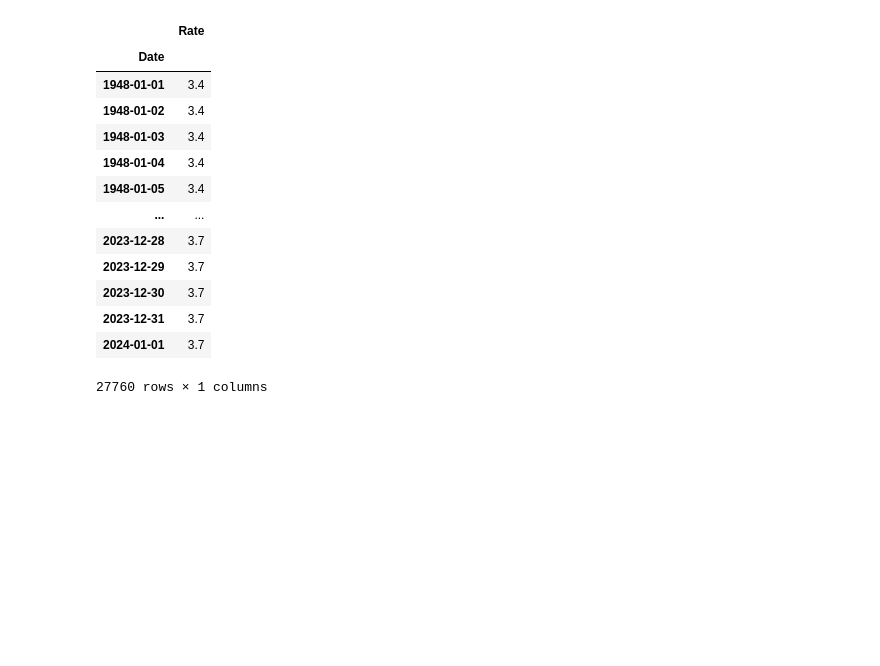
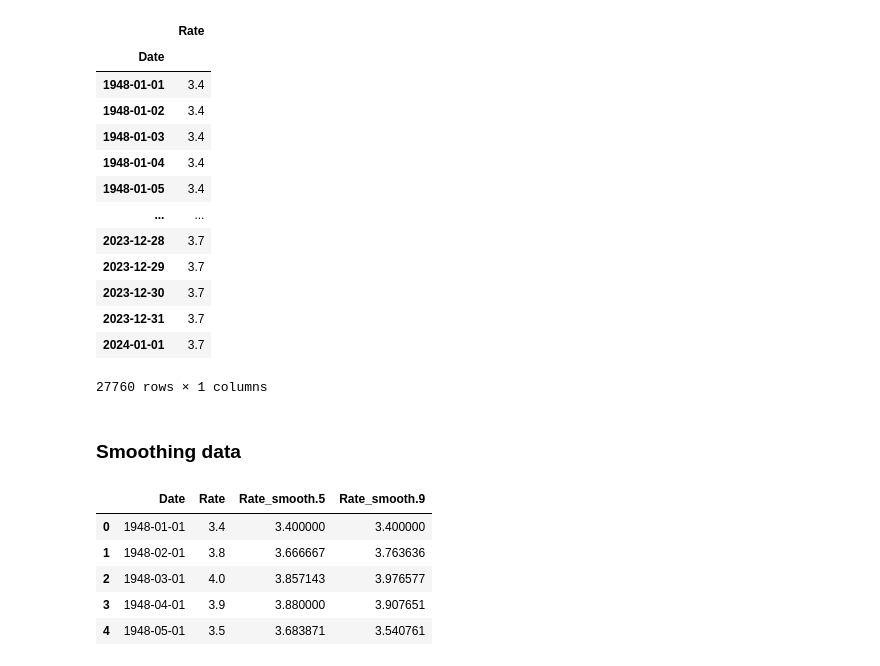
Before and after one commit to santosmv/Learning-machine-learning, a Jupyter notebook: Time-Series/data_preprocessing.ipynb, the cells around one changed output. Cells and saved outputs as stored; diff of their text form; code cells hidden in the pictures; blank space fills up the shorter version.

```diff
--- a/Time-Series/data_cleaning.ipynb
+++ b/Time-Series/data_preprocessing.ipynb
@@ -324,3 +326,16 @@ df_up_samp
 | 2023-12-31 | 3.7 |
 | 2024-01-01 | 3.7 |
 27760 rows × 1 columns
+# %% [markdown]
+### Smoothing data
+# %%
+df['Rate_smooth.5'] = df.Rate.ewm(alpha=0.5).mean()
+df['Rate_smooth.9'] = df.Rate.ewm(alpha=0.9).mean()
+df.head()
+# %% [output]
+|  | Date | Rate | Rate_smooth.5 | Rate_smooth.9 |
+| 0 | 1948-01-01 | 3.4 | 3.400000 | 3.400000 |
+| 1 | 1948-02-01 | 3.8 | 3.666667 | 3.763636 |
+| 2 | 1948-03-01 | 4.0 | 3.857143 | 3.976577 |
+| 3 | 1948-04-01 | 3.9 | 3.880000 | 3.907651 |
+| 4 | 1948-05-01 | 3.5 | 3.683871 | 3.540761 |
```
Also changed, not shown: parts of 14 cells of this notebook, 4 other files.
